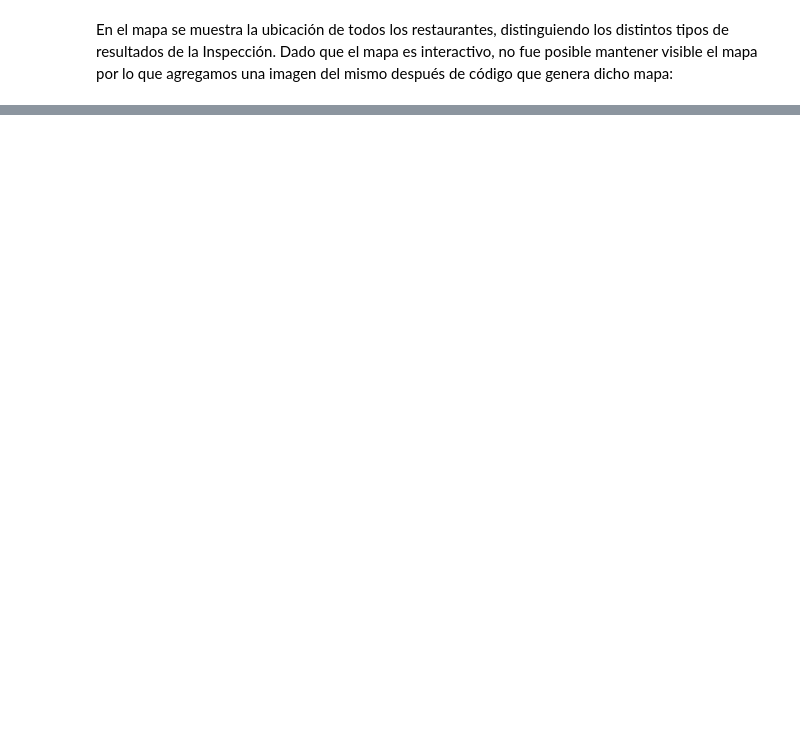
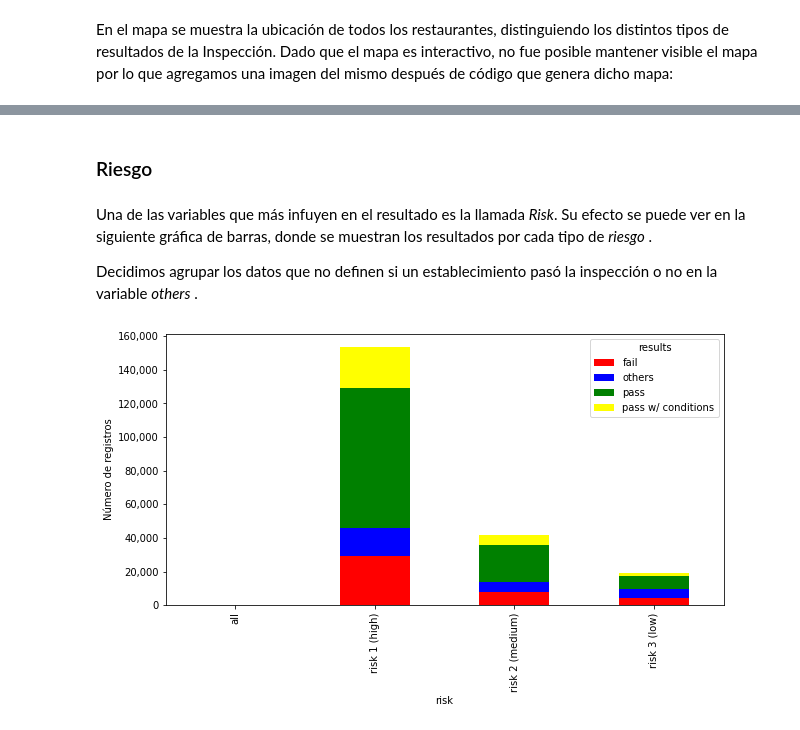
Before and after one commit to DorelyMS/data-product-architecture, a Jupyter notebook: notebooks/eda/Visualizaciones.ipynb, the cells around one changed output, grey strips where cells are left out. Drawn from its saved outputs; the diff is of its cells as text; code cells hidden in the pictures; blank space fills up the shorter version.

```diff
--- a/notebooks/eda/Visualizaciones.ipynb
+++ b/notebooks/eda/Visualizaciones.ipynb
@@ -228,0 +207,19 @@ KeyError: (nan, '')
+# %% [markdown]
+### Riesgo
+# %% [markdown]
+Una de las variables que más infuyen en el resultado es la llamada *Risk*. Su efecto se puede ver en la siguiente gráfica de barras, donde se muestran los resultados por cada tipo de *riesgo* .
+
+Decidimos agrupar los datos que no definen si un establecimiento pasó la inspección o no en la variable *others* .
+# %%
+riesgo = df[['risk', 'results', 'inspection_id']].\
+groupby(['risk', 'results']).count().unstack()['inspection_id'].\
+plot.bar(stacked=True,
+         figsize=(10,5),
+         ylabel = 'Número de registros',
+         color = colores)
+fmt = '{x:,.0f}'
+tick = mtick.StrMethodFormatter(fmt)
+riesgo.yaxis.set_major_formatter(tick)
+plt.show()
+# %% [output]
+[figure, added]
```
Also changed, not shown: parts of 18 cells of this notebook.
